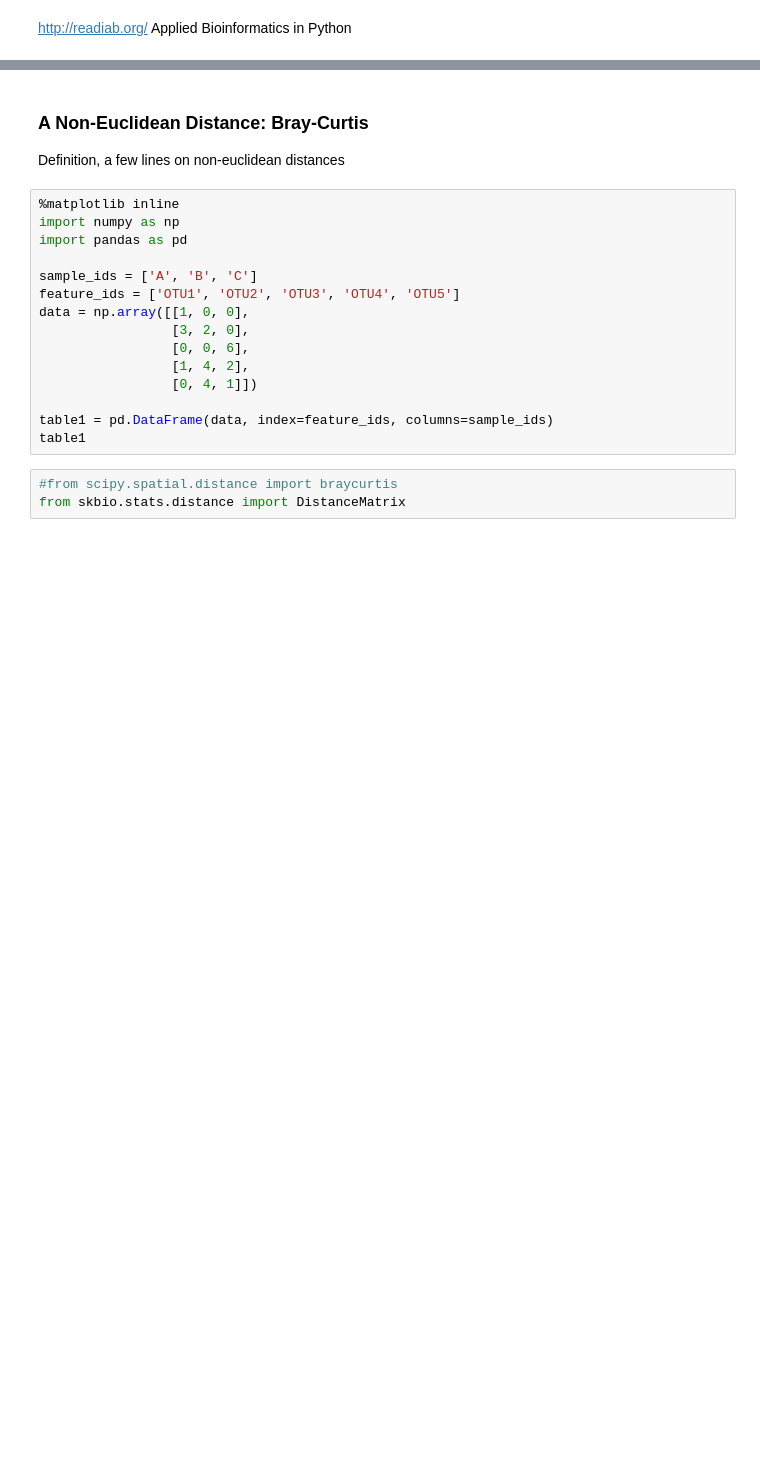
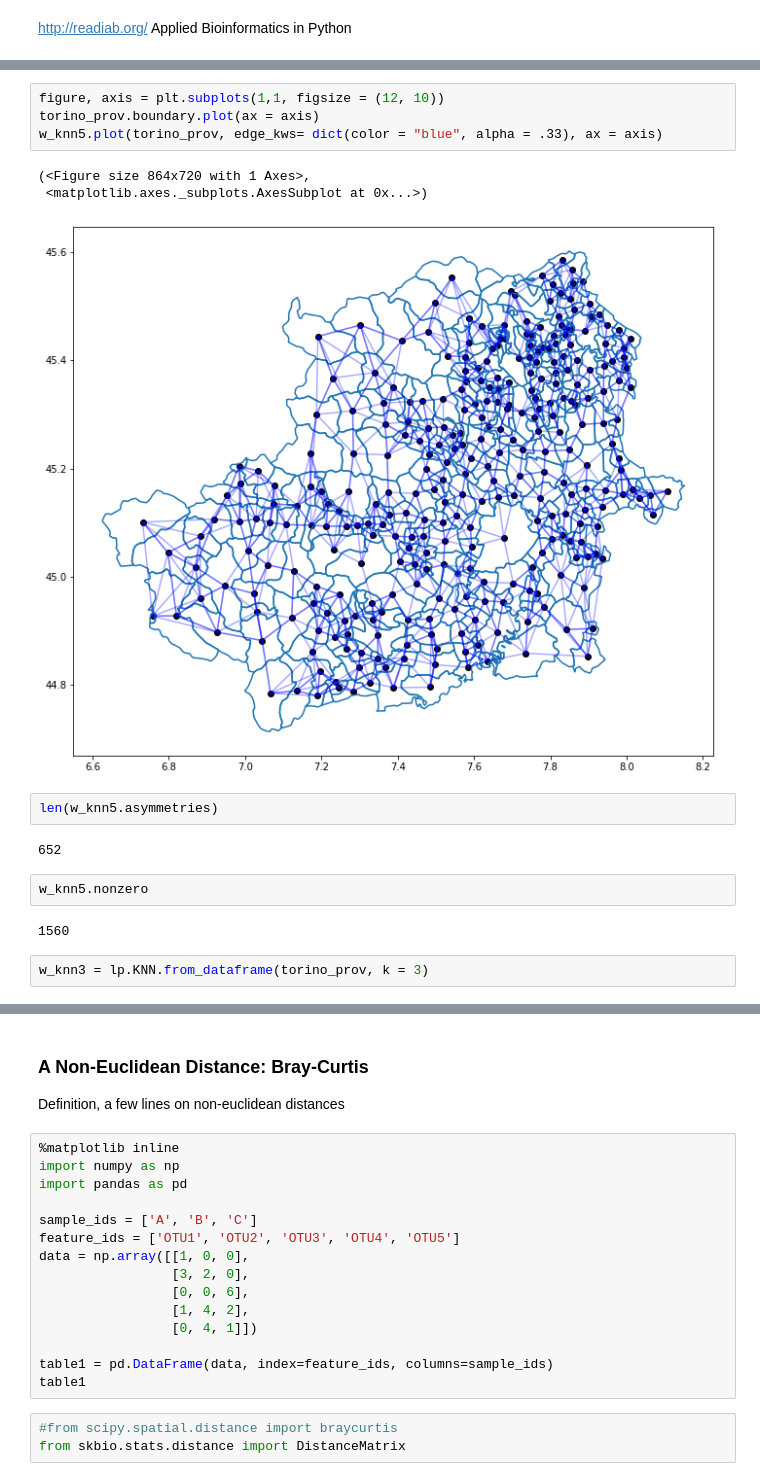
Before and after one commit to MachineLearningJournalClub/HowToTackleAMLCompetition, a Jupyter notebook: HowToTackleAMLCompetition/Lecture7|AdvancedFeatures.ipynb, the cells around one changed output, grey strips where cells are left out. Cells and saved outputs as stored; diff of their text form; blank space fills up the shorter version.

```diff
--- a/HowToTackleAMLCompetition/Lecture7|AdvancedFeatures.ipynb
+++ b/HowToTackleAMLCompetition/Lecture7|AdvancedFeatures.ipynb
@@ -58,0 +91,18 @@ w_queen.plot(torino_prov)
+# %%
+figure, axis = plt.subplots(1,1, figsize = (12, 10))
+torino_prov.boundary.plot(ax = axis)
+w_knn5.plot(torino_prov, edge_kws= dict(color = "blue", alpha = .33), ax = axis)
+# %% [output]
+(<Figure size 864x720 with 1 Axes>,
+ <matplotlib.axes._subplots.AxesSubplot at 0x...>)
+[figure, added]
+# %%
+len(w_knn5.asymmetries)
+# %% [output]
+652
+# %%
+w_knn5.nonzero
+# %% [output]
+1560
+# %%
+w_knn3 = lp.KNN.from_dataframe(torino_prov, k = 3)
```
Also changed, not shown: parts of 27 cells of this notebook.
